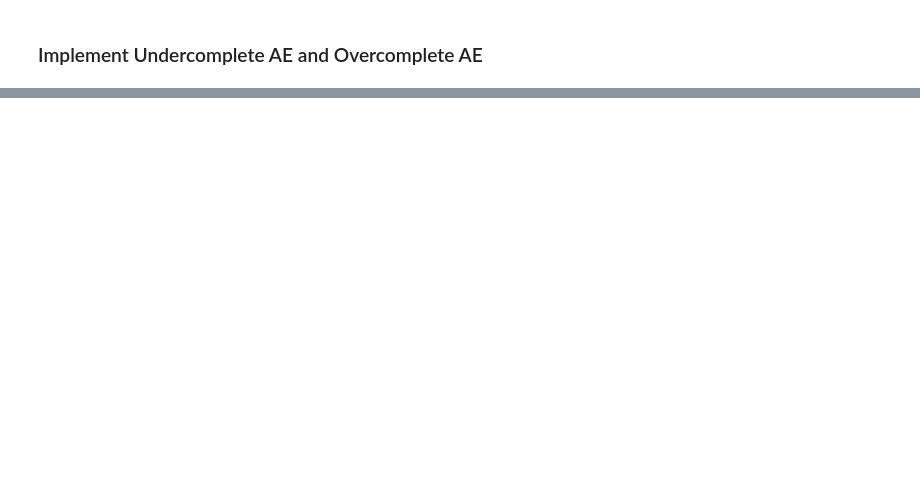
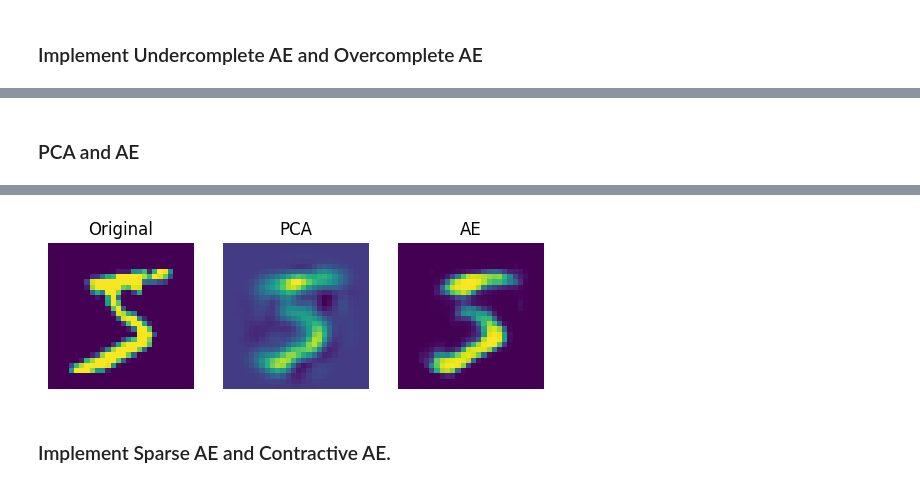
Before and after one commit to GodishalaAshwith/DeepLearning, a Jupyter notebook: DLInt2.ipynb, the cells around one changed output, grey strips where cells are left out. Cells and saved outputs as stored; diff of their text form; code cells hidden in the pictures; blank space fills up the shorter version.

```diff
--- a/DLInt2.ipynb
+++ b/DLInt2.ipynb
@@ -311,0 +422,35 @@ Overcomplete output shape: (1, 784)
+# %% [markdown]
+### PCA and AE
+# %%
+import tensorflow as tf, matplotlib.pyplot as plt
+from tensorflow.keras import layers, models
+from tensorflow.keras.datasets import mnist
+from sklearn.decomposition import PCA
+
+# Data
+(x,_),_ = mnist.load_data()
+x = (x/255.0).reshape(-1,784)
+
+# PCA
+pca = PCA(32)
+pca_rec = pca.inverse_transform(pca.fit_transform(x))
+
+# Autoencoder
+inp = layers.Input((784,))
+out = layers.Dense(784, activation='sigmoid')(layers.Dense(32, activation='relu')(inp))
+ae = models.Model(inp, out)
+ae.compile('adam','mse')
+ae.fit(x,x,epochs=2,verbose=0)
+ae_rec = ae.predict(x[:1])
+
+# Show
+imgs = [x[0], pca_rec[0], ae_rec[0]]
+titles = ["Original","PCA","AE"]
+
+for i in range(3):
+    plt.subplot(1,3,i+1)
+    plt.imshow(imgs[i].reshape(28,28))
+    plt.title(titles[i]); plt.axis('off')
+
+plt.show()
+# %% [output]
@@ -311,0 +458,3 @@ Overcomplete output shape: (1, 784)
+[figure, added]
+# %% [markdown]
+### Implement Sparse AE and Contractive AE.
```
Also changed, not shown: parts of 9 cells of this notebook.
